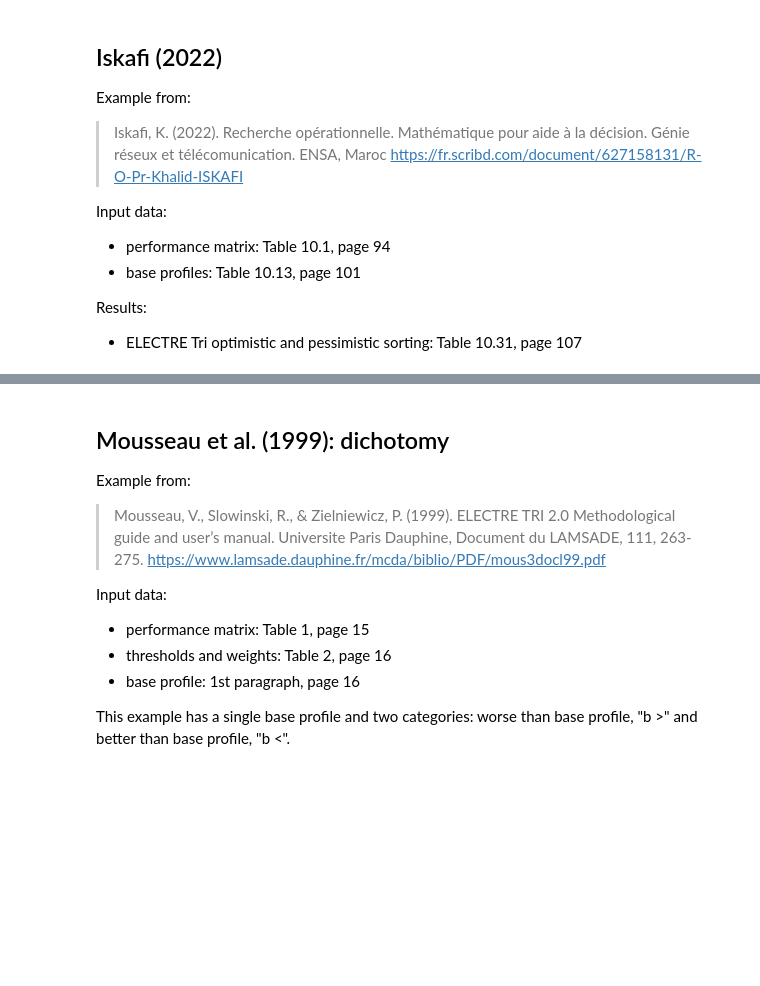
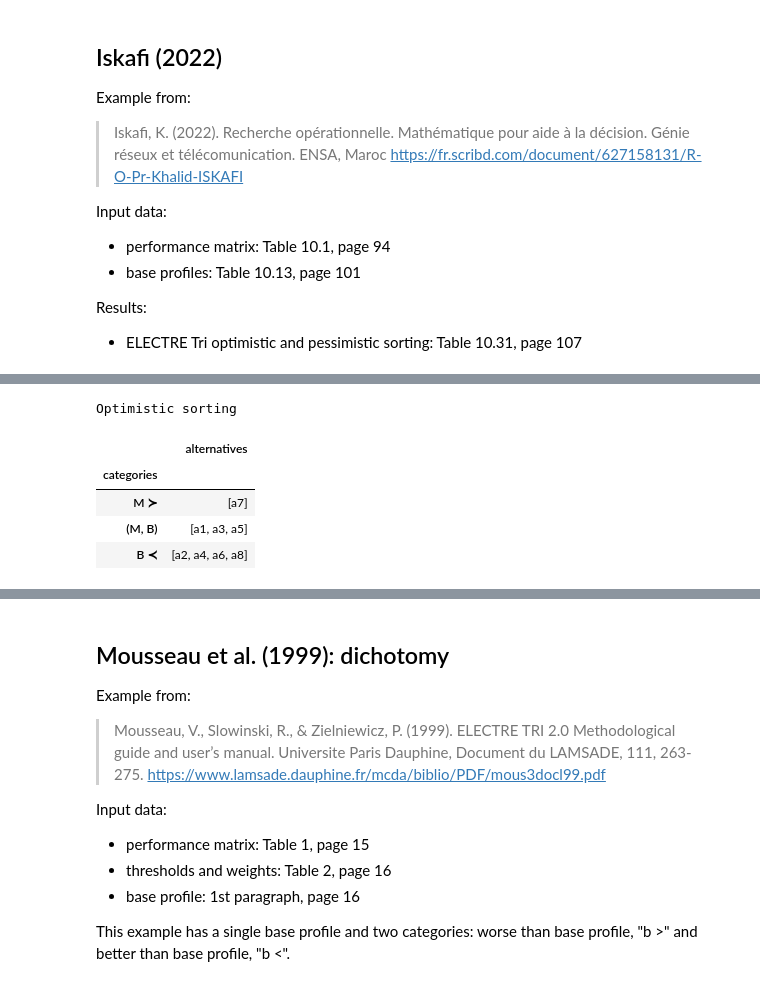
Before and after one commit to cghiaus/ELECTRE_Tri, a Jupyter notebook: docs/explanation/electre_tri-b_explained.ipynb, the cells around one changed output, grey strips where cells are left out. Drawn from its saved outputs; the diff is of its cells as text; code cells hidden in the pictures; blank space fills up the shorter version.

```diff
--- a/docs/explanation/electre_tri-b_explained.ipynb
+++ b/docs/explanation/electre_tri-b_explained.ipynb
@@ -743,13 +771,20 @@ pd.read_csv(data_file)
 # %%
 # Problem solving
-A, B, T, w = et.read_electre_tri_data(data_file)
+A, B, T, w = et.read_electre_tri_base(data_file)
 optimistic, pessimistic = et.electre_tri_b(A, B, T, w,
                                            credibility_threshold)
 
 # Optimistic and pessimistic sorting
 opti_sort = et.sort(optimistic)
 print('Optimistic sorting')
 opti_sort.to_frame(name="alternatives").rename_axis("categories")
+# %% [output]
+Optimistic sorting
+|  | alternatives |
+| categories |  |
+| M ≻ | [a7] |
+| (M, B) | [a1, a3, a5] |
+| B ≺ | [a2, a4, a6, a8] |
 # %%
 pessi_sort = et.sort(pessimistic)
 print('Pessimistic sorting')
```
Also changed, not shown: parts of 12 cells of this notebook, 2 other files.
